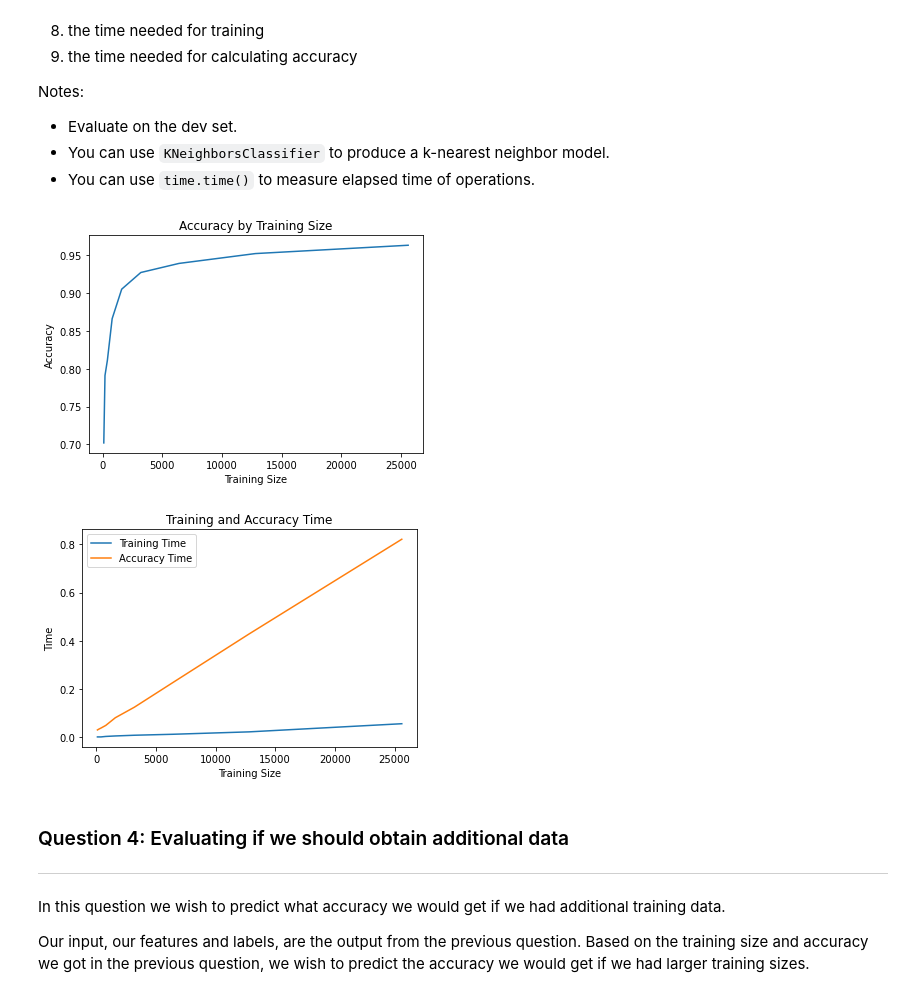
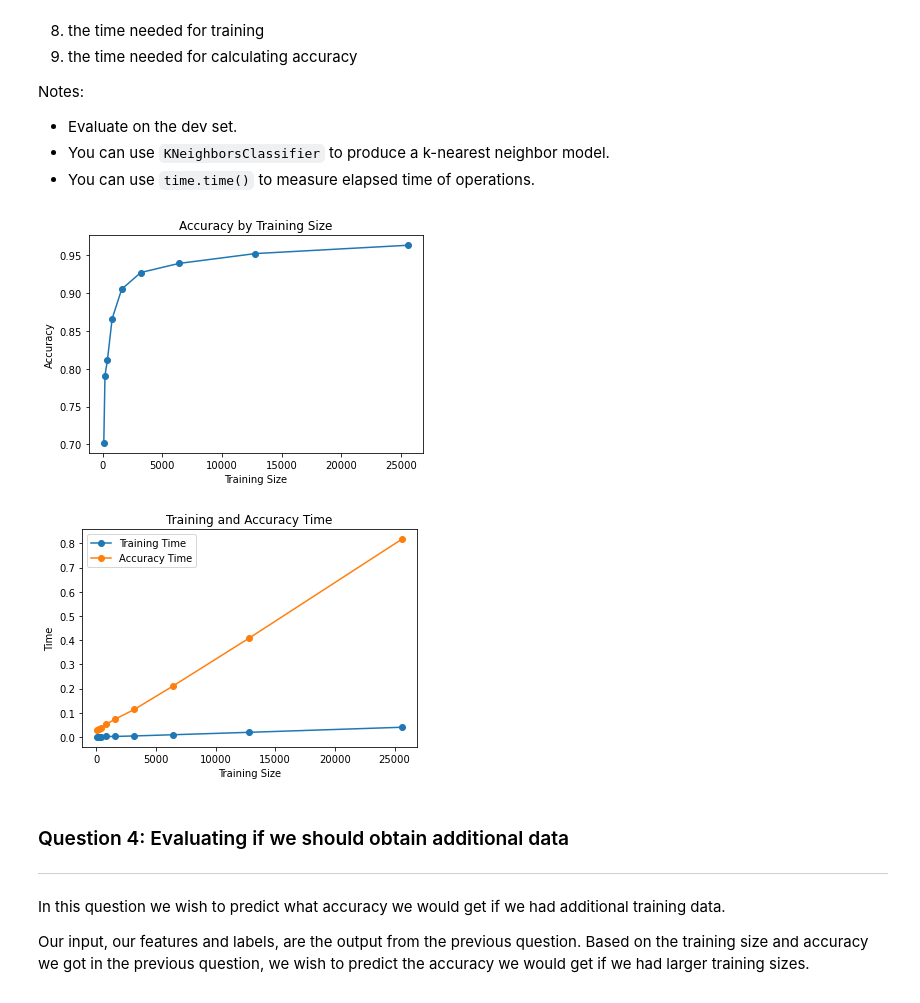
Before and after one commit to ssburgan/w207_coursework, a Jupyter notebook: Sybil_SantosBurgan_project1.ipynb, the cells around one changed output. Drawn from its saved outputs; the diff is of its cells as text; code cells hidden in the pictures.

```diff
--- a/Sybil_SantosBurgan_project1.ipynb
+++ b/Sybil_SantosBurgan_project1.ipynb
@@ -232,38 +232,38 @@ def Q3(train_sizes, accuracies, train_times, eval_times):
 
         #check accuracy of our model
         start = time.time()
         acc = knn.score(dev_data, dev_labels)
         end = time.time()
         elapsed_time = end - start
         eval_times.append(elapsed_time)
 
         accuracies.append(acc)
 
     plt.figure()
-    plt.plot(train_sizes, accuracies)
+    plt.plot(train_sizes, accuracies, marker='o')
     plt.title('Accuracy by Training Size')
     plt.ylabel('Accuracy')
     plt.xlabel('Training Size')
 
     plt.figure()
-    plt.plot(train_sizes, train_times, label = "Training Time")
-    plt.plot(train_sizes, eval_times, label = "Accuracy Time")
+    plt.plot(train_sizes, train_times, label = "Training Time", marker='o')
+    plt.plot(train_sizes, eval_times, label = "Accuracy Time", marker='o')
     plt.title('Training and Accuracy Time')
     plt.xlabel('Training Size')
     plt.ylabel('Time')
     plt.legend()
     plt.show()
 ### STUDENT END ###
 
 train_sizes = [100, 200, 400, 800, 1600, 3200, 6400, 12800, 25600]
 accuracies = []
 train_times = []
 eval_times = []
 test_accuracies = []
 Q3(train_sizes, accuracies, train_times, eval_times)
 # %% [output]
-[figure, old version]
+[figure, new version]
-[figure, old version]
+[figure, new version]
 # %%
 ## Measure the accuracy of each model. What do you see?
 Accuracy increased exponentially with increases to the training set. Training time is near constant with with times <.1 second. Time to compute accuracy appears to be linear.
```
Also changed, not shown: parts of 6 cells of this notebook.
